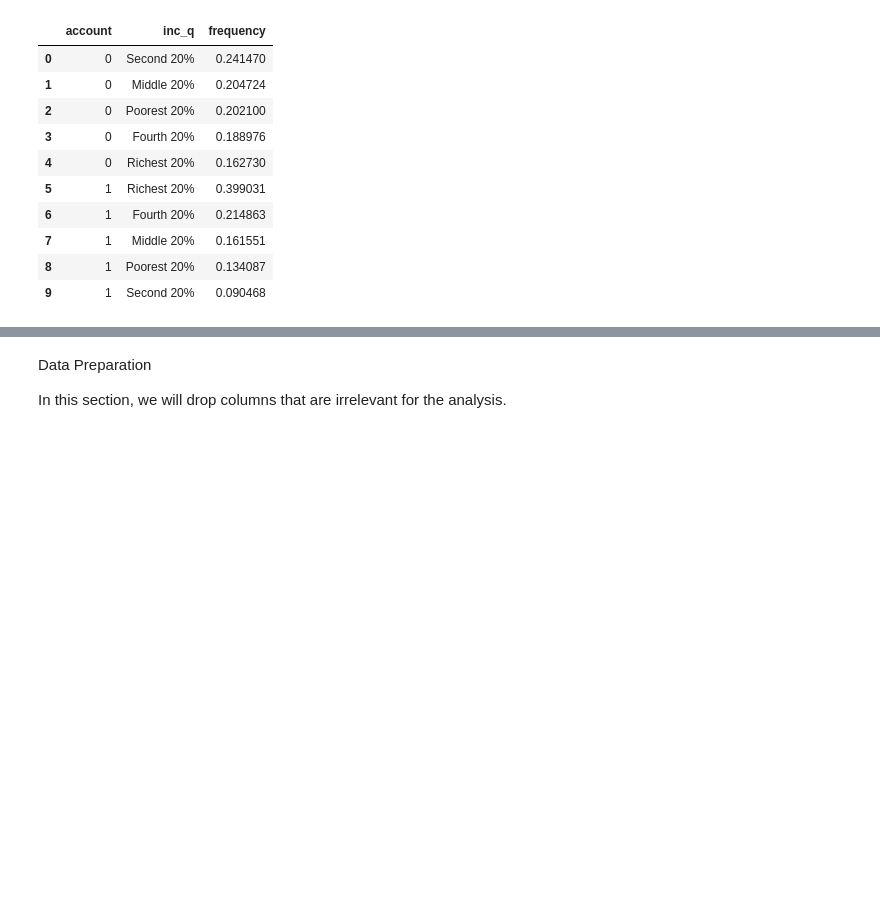
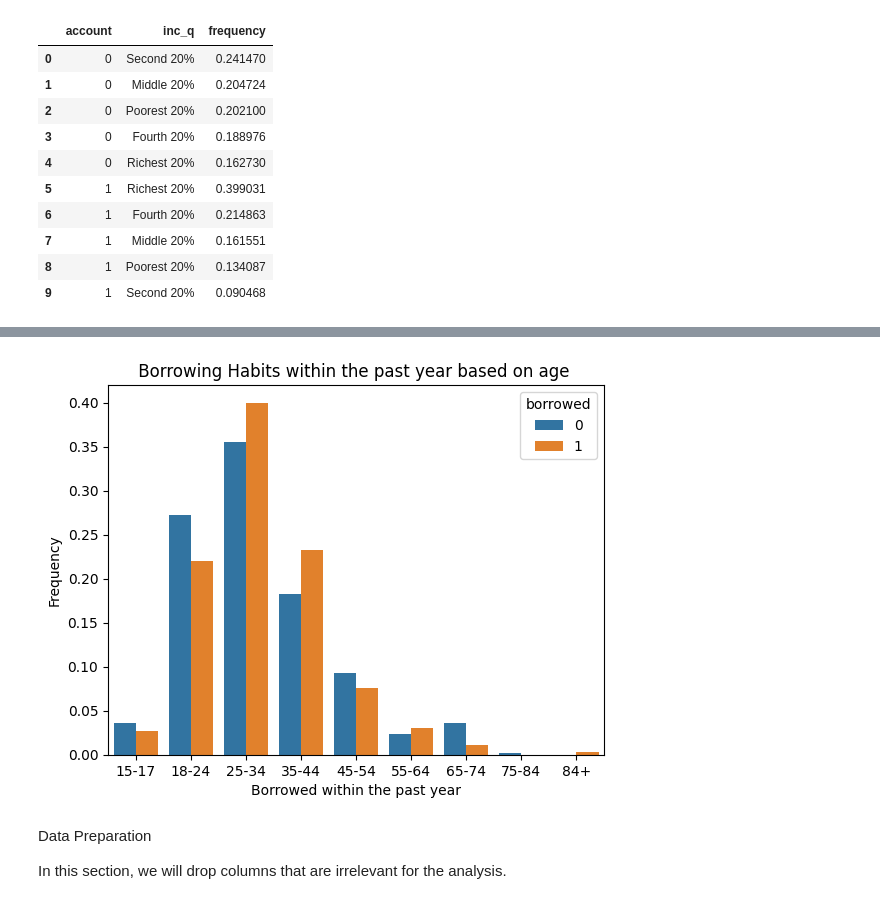
Before and after one commit to rufaiaishat/Financial-Inclusion-Data, a Jupyter notebook: Financial_Inclusion_Nigeria.ipynb, the cells around one changed output, grey strips where cells are left out. Drawn from its saved outputs; the diff is of its cells as text; code cells hidden in the pictures; blank space fills up the shorter version.

```diff
--- a/Financial_Inclusion_Nigeria.ipynb
+++ b/Financial_Inclusion_Nigeria.ipynb
@@ -572,0 +584,12 @@ inc_df.head(10)
+# %%
+#Group the age of  people with no account into Age Range
+
+# Define age group bins and labels using range format
+bins = [15, 17, 24, 34, 44, 54, 64, 74, 84, float('inf')]
+labels = ['15-17', '18-24', '25-34', '35-44', '45-54', '55-64', '65-74', '75-84','84+']
+
+# Apply age group categorization
+df['age_group'] = pd.cut(df['age'], bins=bins, labels=labels, right=True)
+
+# Optional: View the count in each age group
+print(df['age_group'].sort_index())
@@ -572,0 +610,17 @@ inc_df.head(10)
+# %%
+# prompt: group age group into a dictionary and remove nan values, change the keys into values
+
+# Assuming df_noaccount is already defined as in your provided code.
+
+# Group by age_group, remove NaN values, and then swap keys and values
+age_group_dict = df['age_group'].dropna().value_counts().to_dict()
+
+# Swap keys and values, handling potential duplicate values by creating lists
+swapped_dict = {}
+for key, value in age_group_dict.items():
+  if value not in swapped_dict:
+    swapped_dict[value] = [key]  # Initialize with a list for the first occurrence
+  else:
+    swapped_dict[value].append(key)  # Add the key to the existing list
+
+swapped_dict
@@ -572,0 +637,18 @@ inc_df.head(10)
+# %%
+#Borrowing Habits accross Age groups
+bowage_df = (df['age_group'].replace(swapped_dict).groupby(df['borrowed']).value_counts(normalize=True).rename("frequency").to_frame().reset_index())
+
+#Create a pictorial representation of people with or without acco
+
+sns.barplot(
+    x = "age_group",
+    y = "frequency",
+    data = bowage_df,
+    hue = "borrowed",
+    #order = age_group_counts
+    )
+plt.xlabel("Borrowed within the past year")
+plt.ylabel("Frequency")
+plt.title(" Borrowing Habits within the past year based on age  ");
+# %% [output]
+[figure, added]
```
Also changed, not shown: parts of 8 cells of this notebook.
